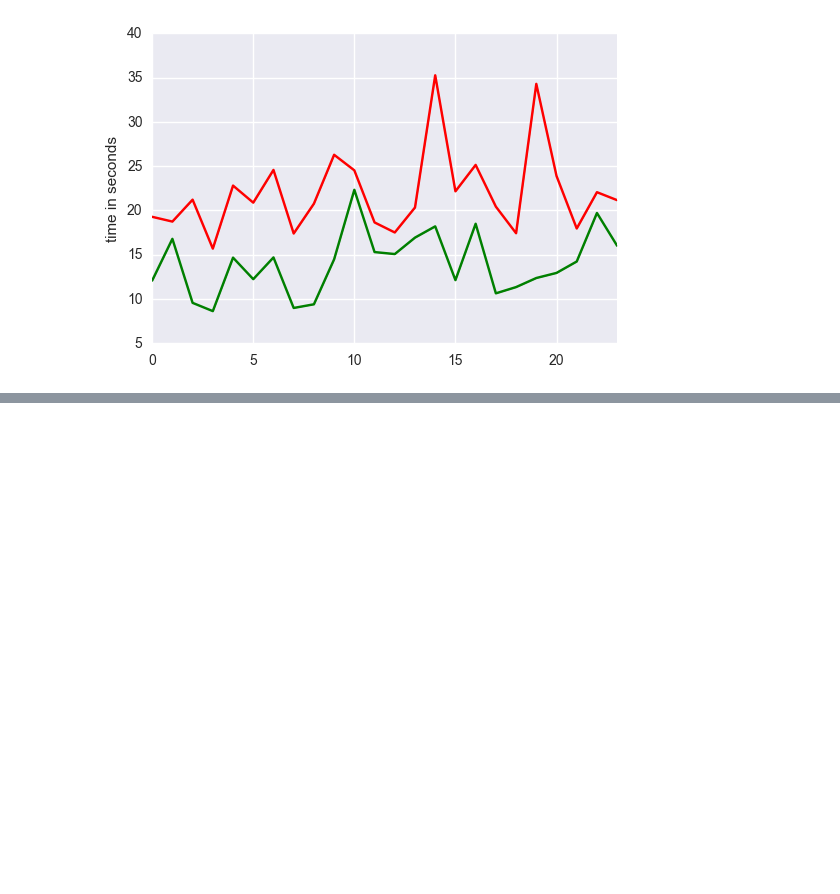
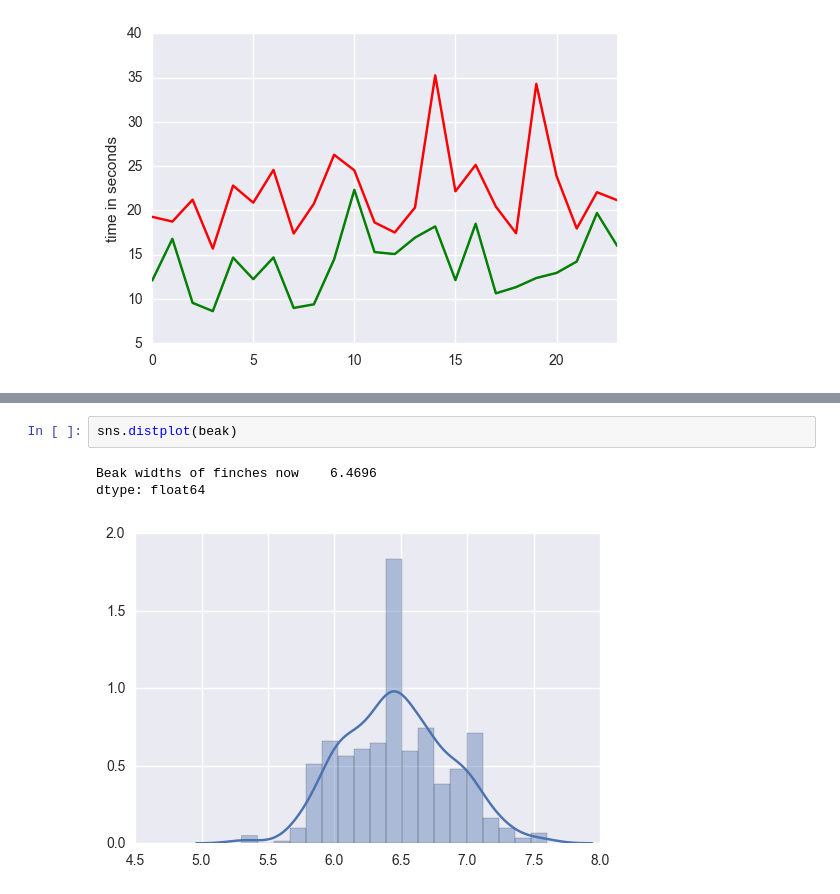
Before and after one commit to lambdaAgent/Data-Analyst-Nanodegree, a Jupyter notebook: 01_Test_A_Perceptual_Phenomenon/Project01_Test_A_Perceptual_Phenomenon.ipynb, the cells around one changed output, grey strips where cells are left out. Drawn from its saved outputs; the diff is of its cells as text; blank space fills up the shorter version.

```diff
--- a/01_Test_A_Perceptual_Phenomenon/Project01_Test_A_Perceptual_Phenomenon.ipynb
+++ b/01_Test_A_Perceptual_Phenomenon/Project01_Test_A_Perceptual_Phenomenon.ipynb
@@ -80,0 +92,6 @@ sns.tsplot(data=incongruent,color="r")
+# %%
+sns.distplot(beak)
+# %% [output]
+Beak widths of finches now    6.4696
+dtype: float64
+[figure, added]
```
Also changed, not shown: parts of 4 cells of this notebook.
